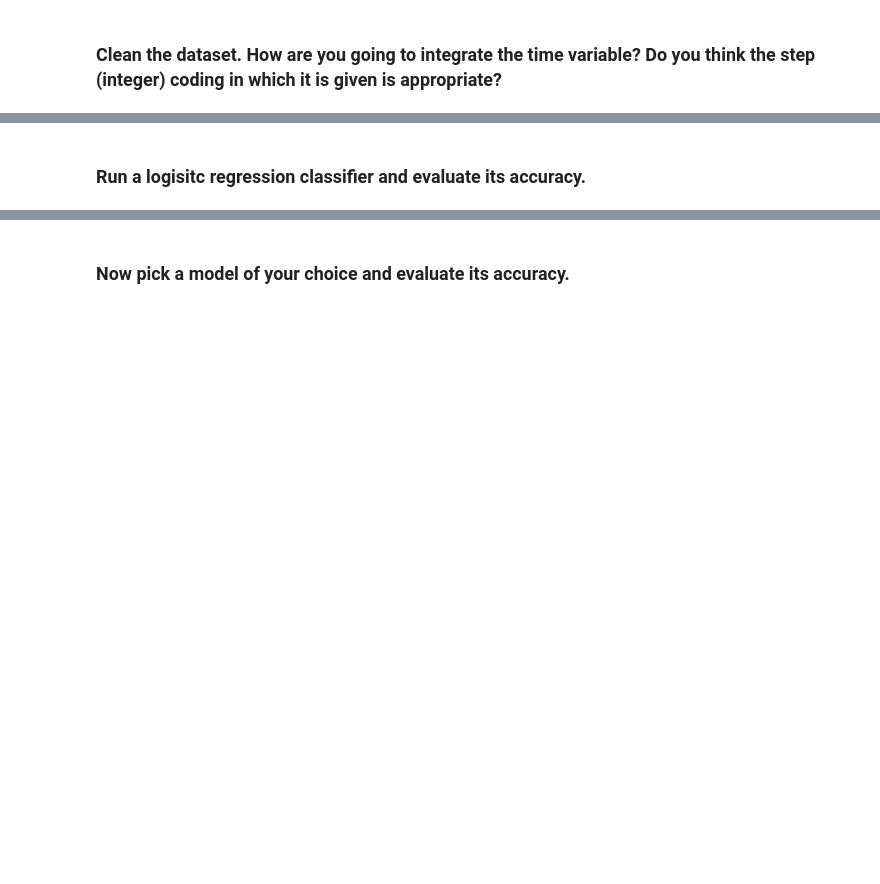
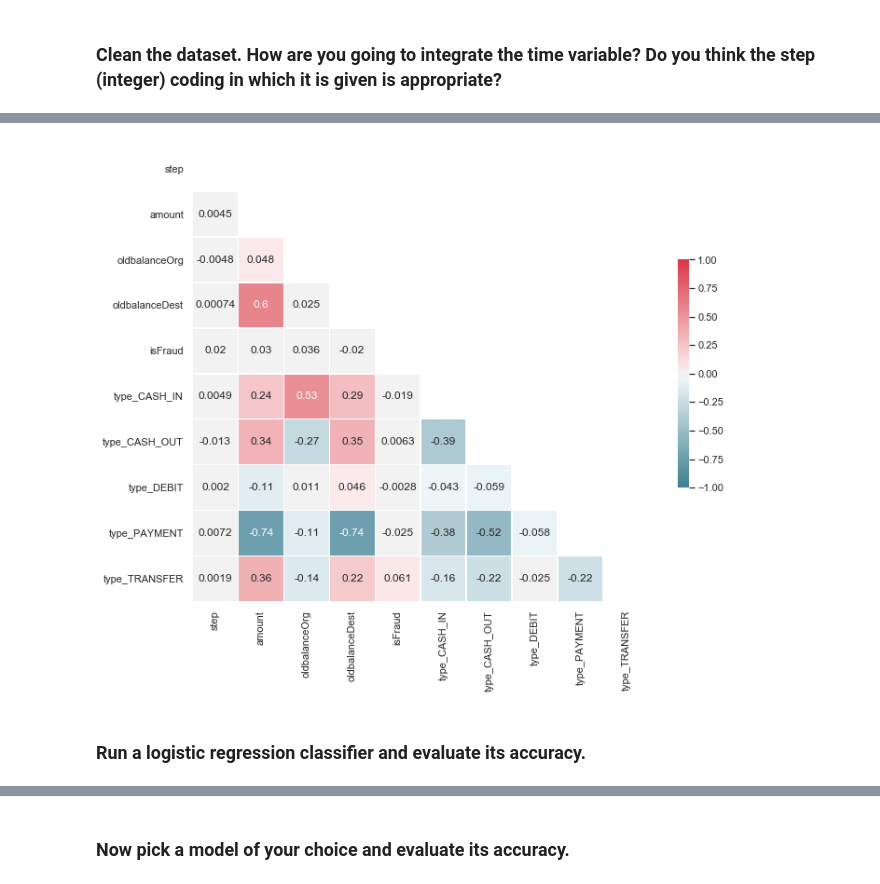
Before and after one commit to ta-data-lis/lab-imbalance, a Jupyter notebook: your-code/lab_imbalance.ipynb, the cells around one changed output, grey strips where cells are left out. Cells and saved outputs as stored; diff of their text form; code cells hidden in the pictures; blank space fills up the shorter version.

```diff
--- a/your-code/lab_imbalance.ipynb
+++ b/your-code/lab_imbalance.ipynb
@@ -21,0 +224,8 @@ Like we disussed in class, when we have noisy data, if we are not careful, we ca
+# %%
+# will drop:
+# 1. 'newbalanceOrig' (high collinearity with 'oldbalanceOrg', reason to think it's the same information
+# given in two different ways)
+# 2. 'newbalanceDest' (high collinearity with 'oldbalanceDest', also reason to think it's the same information
+# given in two different ways)
+
+sample_dummy.drop(['newbalanceOrig', 'newbalanceDest'], axis=1, inplace=True)
@@ -22,2 +239,28 @@ Like we disussed in class, when we have noisy data, if we are not careful, we ca
+# %%
+# Heatmap
+
+# check with multilinear
+corr = sample_dummy.corr(method='spearman')
+
+sns.set(style="white")
+
+# Generate a mask for the upper triangle
+mask = np.triu(np.ones_like(corr, dtype=np.bool))
+
+# Set up the matplotlib figure
+f, ax = plt.subplots(figsize=(11, 9))
+
+# Generate a custom diverging colormap
+cmap = sns.diverging_palette(220, 10, as_cmap=True)
+
+# annot=True so as to show the value
+# Draw the heatmap with the mask and correct aspect ratio
+# vmin=-1, vmax=1 gets the whole scale
+sns.heatmap(corr, mask=mask, cmap=cmap, vmin=-1, vmax=1, center=0,
+             square=True, annot=True, linewidths=.5, cbar_kws={"shrink": .5})
+
+plt.show()
+# %% [output]
+[figure, added]
 # %% [markdown]
-### Run a logisitc regression classifier and evaluate its accuracy.
+### Run a logistic regression classifier and evaluate its accuracy.
```
Also changed, not shown: parts of 39 cells of this notebook.
